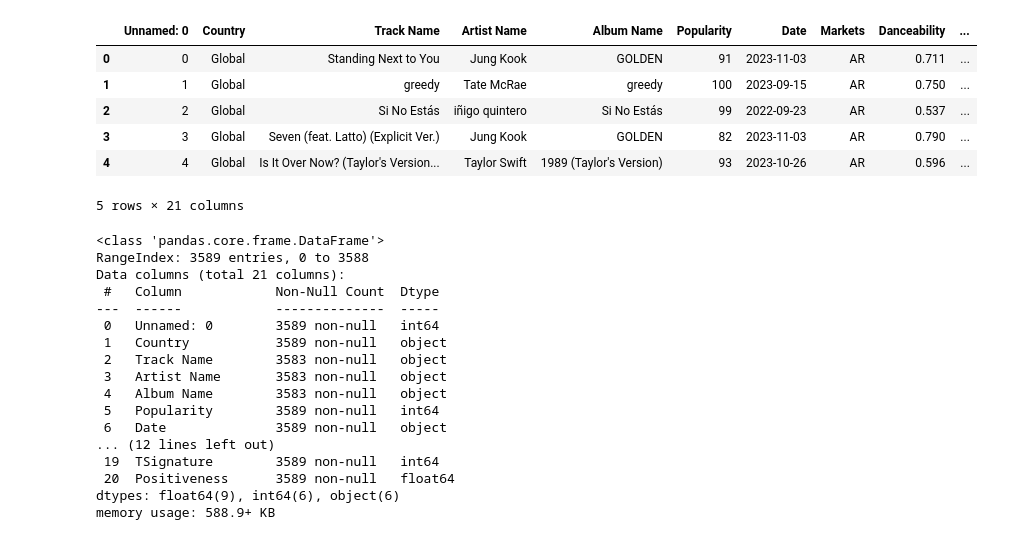
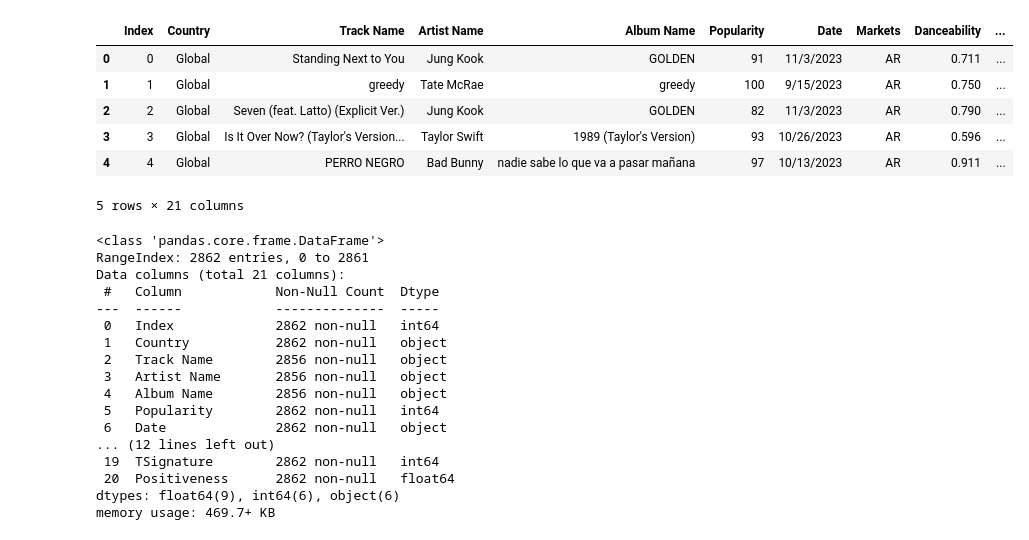
Before and after one commit to andrew-voortman/Exploring-Music-Using-Spotify_API, a Jupyter notebook: startup2.ipynb, the cells around one changed output. Saved outputs shown, nothing was run; the diff lists cells and outputs as text; code cells hidden in the pictures.

```diff
--- a/startup2.ipynb
+++ b/startup2.ipynb
@@ -4,40 +4,40 @@ import pandas as pd
 import os
 # %%
 # Specify the path to your CSV file
-file_path = '../csv/startup.csv'
+file_path = '../Exploring-Music-Using-Spotify_API/Resources/no-symbols.csv'
 
 # Use pd.read_csv() to read the CSV file into a Pandas DataFrame
 music = pd.read_csv(file_path)
 # If columns are separated by a semicolon
 music.head()
 # %% [output]
-|  | Unnamed: 0 | Country | Track Name | Artist Name | Album Name | Popularity | Date | Markets | Danceability | ... |
-| 0 | 0 | Global | Standing Next to You | Jung Kook | GOLDEN | 91 | 2023-11-03 | AR | 0.711 | ... |
-| 1 | 1 | Global | greedy | Tate McRae | greedy | 100 | 2023-09-15 | AR | 0.750 | ... |
-| 2 | 2 | Global | Si No Estás | iñigo quintero | Si No Estás | 99 | 2022-09-23 | AR | 0.537 | ... |
-| 3 | 3 | Global | Seven (feat. Latto) (Explicit Ver.) | Jung Kook | GOLDEN | 82 | 2023-11-03 | AR | 0.790 | ... |
-| 4 | 4 | Global | Is It Over Now? (Taylor's Version... | Taylor Swift | 1989 (Taylor's Version) | 93 | 2023-10-26 | AR | 0.596 | ... |
+|  | Index | Country | Track Name | Artist Name | Album Name | Popularity | Date | Markets | Danceability | ... |
+| 0 | 0 | Global | Standing Next to You | Jung Kook | GOLDEN | 91 | 11/3/2023 | AR | 0.711 | ... |
+| 1 | 1 | Global | greedy | Tate McRae | greedy | 100 | 9/15/2023 | AR | 0.750 | ... |
+| 2 | 2 | Global | Seven (feat. Latto) (Explicit Ver.) | Jung Kook | GOLDEN | 82 | 11/3/2023 | AR | 0.790 | ... |
+| 3 | 3 | Global | Is It Over Now? (Taylor's Version... | Taylor Swift | 1989 (Taylor's Version) | 93 | 10/26/2023 | AR | 0.596 | ... |
+| 4 | 4 | Global | PERRO NEGRO | Bad Bunny | nadie sabe lo que va a pasar mañana | 97 | 10/13/2023 | AR | 0.911 | ... |
 5 rows × 21 columns
 # %%
 music.info()
 # %% [output]
 <class 'pandas.core.frame.DataFrame'>
-RangeIndex: 3589 entries, 0 to 3588
+RangeIndex: 2862 entries, 0 to 2861
 Data columns (total 21 columns):
  #   Column            Non-Null Count  Dtype
 ---  ------            --------------  -----
- 0   Unnamed: 0        3589 non-null   int64
- 1   Country           3589 non-null   object
- 2   Track Name        3583 non-null   object
- 3   Artist Name       3583 non-null   object
- 4   Album Name        3583 non-null   object
- 5   Popularity        3589 non-null   int64
- 6   Date              3589 non-null   object
+ 0   Index             2862 non-null   int64
+ 1   Country           2862 non-null   object
+ 2   Track Name        2856 non-null   object
+ 3   Artist Name       2856 non-null   object
+ 4   Album Name        2856 non-null   object
+ 5   Popularity        2862 non-null   int64
+ 6   Date              2862 non-null   object
 ... (12 lines left out)
- 19  TSignature        3589 non-null   int64
- 20  Positiveness      3589 non-null   float64
+ 19  TSignature        2862 non-null   int64
+ 20  Positiveness      2862 non-null   float64
 dtypes: float64(9), int64(6), object(6)
-memory usage: 588.9+ KB
+memory usage: 469.7+ KB
 # %%
 json_data = music.to_json(orient='records')
 
```
Also changed, not shown: parts of 6 cells of this notebook, 8 other files.
